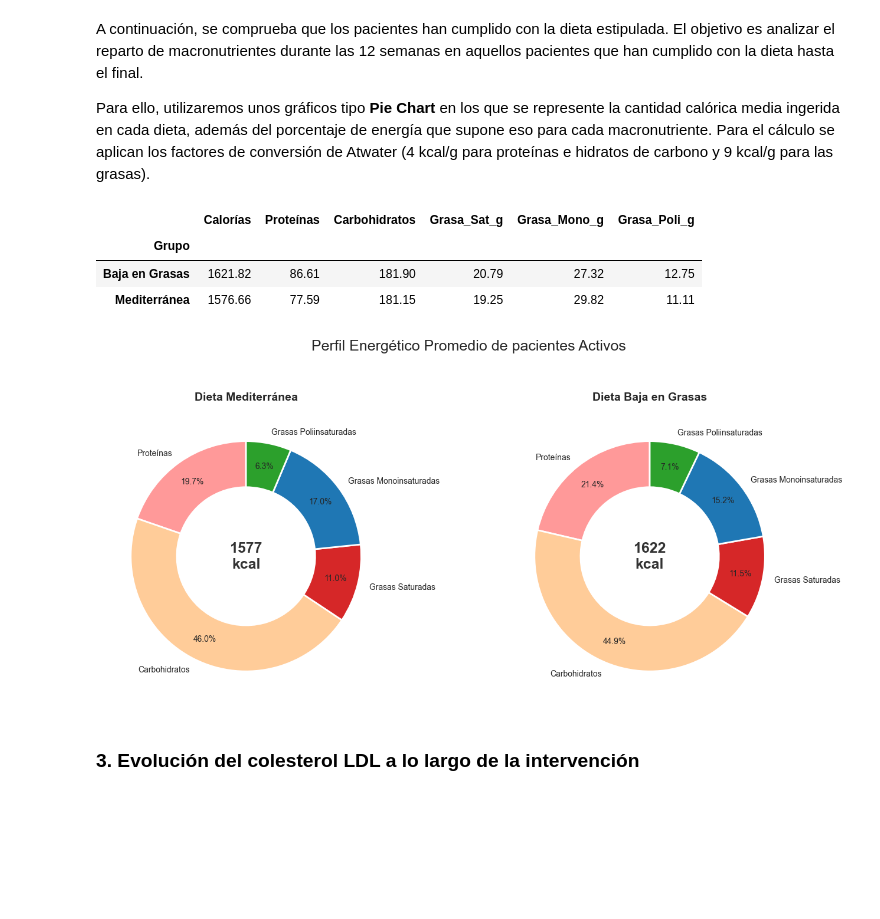
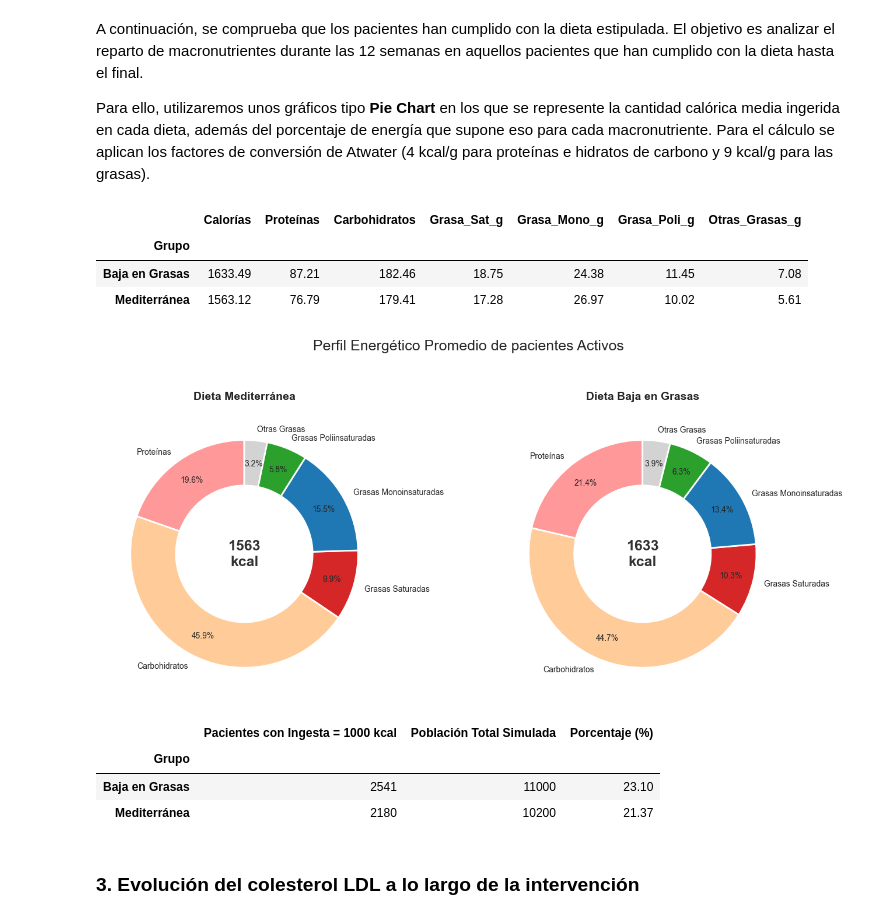
Before and after one commit to alexxgonzalezz/TFG_CardiovascularABM, a Jupyter notebook: analysis/analisisResultados.ipynb, the cells around one changed output. Cells and saved outputs as stored; diff of their text form; code cells hidden in the pictures; blank space fills up the shorter version.

```diff
--- a/analysis/analisisResultados.ipynb
+++ b/analysis/analisisResultados.ipynb
@@ -156,51 +155,82 @@ activos = df_semana_12[df_semana_12['Estado'] == 'ACTIVO'][['Num_Simulacion', 'A
 df_historial_activos = pd.merge(df, activos, on=['Num_Simulacion', 'AgentID'])
 
 # 3. Calcular la media de todas las semanas para cada grupo
-cols_nutricion = ['Calorías', 'Proteínas', 'Carbohidratos', 'Grasa_Sat_g', 'Grasa_Mono_g', 'Grasa_Poli_g']
+cols_nutricion = ['Calorías', 'Proteínas', 'Carbohidratos', 'Grasa_Sat_g', 'Grasa_Mono_g', 'Grasa_Poli_g', 'Otras_Grasas_g']
 medias_nutricion = df_historial_activos.groupby('Grupo')[cols_nutricion].mean()
 medias_nutricion
 # %% [output]
-|  | Calorías | Proteínas | Carbohidratos | Grasa_Sat_g | Grasa_Mono_g | Grasa_Poli_g |
-| Grupo |  |  |  |  |  |  |
-| Baja en Grasas | 1621.82 | 86.61 | 181.90 | 20.79 | 27.32 | 12.75 |
-| Mediterránea | 1576.66 | 77.59 | 181.15 | 19.25 | 29.82 | 11.11 |
+|  | Calorías | Proteínas | Carbohidratos | Grasa_Sat_g | Grasa_Mono_g | Grasa_Poli_g | Otras_Grasas_g |
+| Grupo |  |  |  |  |  |  |  |
+| Baja en Grasas | 1633.49 | 87.21 | 182.46 | 18.75 | 24.38 | 11.45 | 7.08 |
+| Mediterránea | 1563.12 | 76.79 | 179.41 | 17.28 | 26.97 | 10.02 | 5.61 |
 # %%
 # 4. Dibujar Pie Chart
 sns.set_theme(style="white")
 fig, axes = plt.subplots(1, 2, figsize=(14, 6))
 grupos = ['Mediterránea', 'Baja en Grasas']
-colores = ['#ff9999', '#ffcc99', '#d62728', '#1f77b4', '#2ca02c']
-etiquetas = ['Proteínas', 'Carbohidratos', 'Grasas Saturadas', 'Grasas Monoinsaturadas', 'Grasas Poliinsaturadas']
+colores = ['#ff9999', '#ffcc99', '#d62728', '#1f77b4', '#2ca02c', '#d3d3d3']
+etiquetas = ['Proteínas', 'Carbohidratos', 'Grasas Saturadas', 'Grasas Monoinsaturadas', 'Grasas Poliinsaturadas', 'Otras Grasas']
 
 for i, grupo in enumerate(grupos):
     # Primero extraemos los gramos
     calorias = medias_nutricion.loc[grupo, 'Calorías']
     prot_g = medias_nutricion.loc[grupo, 'Proteínas']
     carb_g = medias_nutricion.loc[grupo, 'Carbohidratos']
     sat_g = medias_nutricion.loc[grupo, 'Grasa_Sat_g']
     mono_g = medias_nutricion.loc[grupo, 'Grasa_Mono_g']
     poli_g = medias_nutricion.loc[grupo, 'Grasa_Poli_g']
+    otras_g = medias_nutricion.loc[grupo, 'Otras_Grasas_g']
 
     # Convertir gramos a kcal
-    g_to_kcal = [prot_g * 4, carb_g * 4, sat_g * 9, mono_g * 9, poli_g * 9]
+    g_to_kcal = [prot_g * 4, carb_g * 4, sat_g * 9, mono_g * 9, poli_g * 9, otras_g * 9]
 
     # Dibujar rosco con macronutrientes
     wedges, texts, autotexts = axes[i].pie(
         g_to_kcal, labels=etiquetas, autopct='%1.1f%%',
         startangle=90, colors=colores, pctdistance=0.80,
         wedgeprops=dict(width=0.4, edgecolor='white', linewidth=2),
         textprops={'fontsize': 10}
     )
 
     # Calorias en el centro
     axes[i].text(0, 0, f"{calorias:.0f}\nkcal", ha='center', va='center', fontsize=18, fontweight='bold', color='#333333')
     axes[i].set_title(f"Dieta {grupo}", fontsize=14, fontweight='bold', pad=15)
 
 plt.suptitle('Perfil Energético Promedio de pacientes Activos', fontsize=18, y=1.05)
 plt.tight_layout()
 plt.show()
 # %% [output]
-[figure, old version]
+[figure, new version]
+# %%
+# 1. Identificar registros donde la ingesta fue de 1000 kcal
+df_suelo = df[df['Calorías'] == 1000]
+
+# 2. Buscar pacientes que sufrieron esto al menos una vez en su historial
+pacientes_suelo = df_suelo.drop_duplicates(subset=['Num_Simulacion', 'AgentID', 'Grupo'])
+
+# 3. Contar cuántos pacientes únicos hay afectados por grupo
+conteo_suelo = pacientes_suelo.groupby('Grupo').size()
+
+# 4. Contar pacientes totales en cada grupo
+pacientes_totales = df[df['Step'] == 0].groupby('Grupo').size()
+
+# 5. DataFrame resumen
+tabla_efecto_suelo = pd.DataFrame({
+    'Pacientes con Ingesta = 1000 kcal': conteo_suelo,
+    'Población Total Simulada': pacientes_totales
+})
+
+# 6. Porcentaje representativo
+tabla_efecto_suelo['Porcentaje (%)'] = (
+    (tabla_efecto_suelo['Pacientes con Ingesta = 1000 kcal'] / tabla_efecto_suelo['Población Total Simulada']) * 100
+).round(2)
+
+tabla_efecto_suelo
+# %% [output]
+|  | Pacientes con Ingesta = 1000 kcal | Población Total Simulada | Porcentaje (%) |
+| Grupo |  |  |  |
+| Baja en Grasas | 2541 | 11000 | 23.10 |
+| Mediterránea | 2180 | 10200 | 21.37 |
 # %% [markdown]
 ### **3. Evolución del colesterol LDL a lo largo de la intervención**
 # %% [markdown]
```
Also changed, not shown: parts of 4 cells of this notebook, 3 other files.
